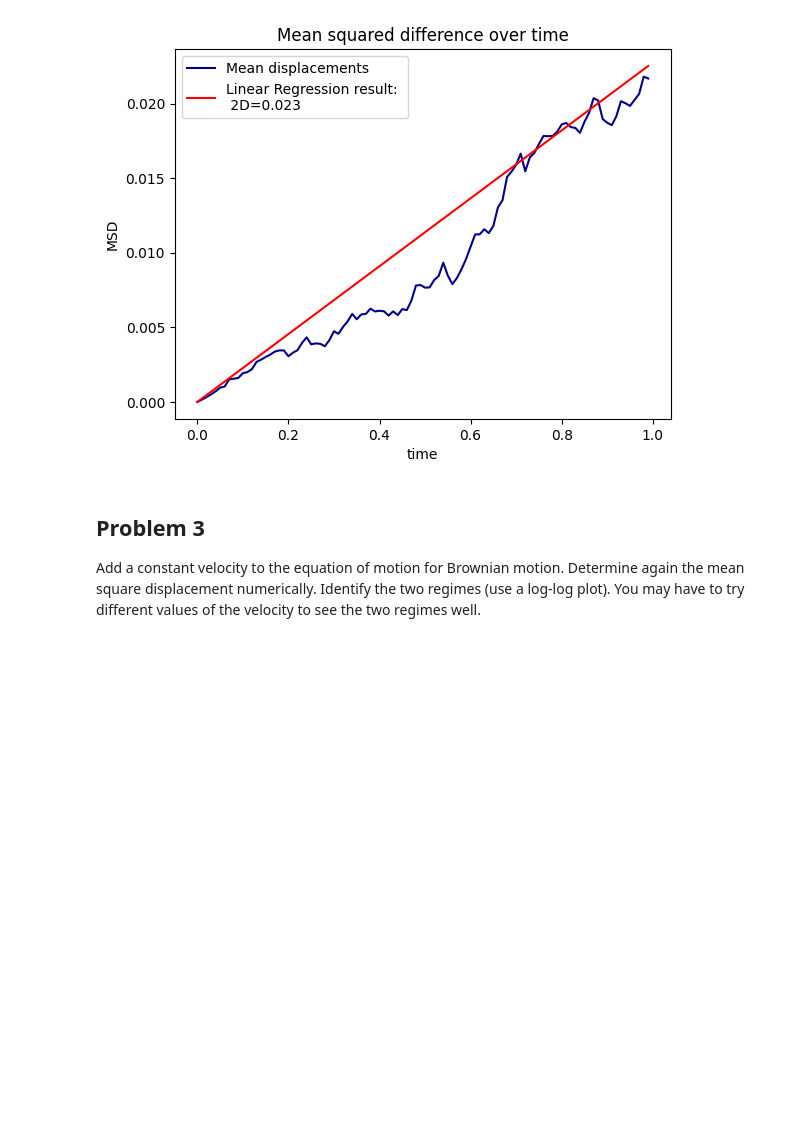
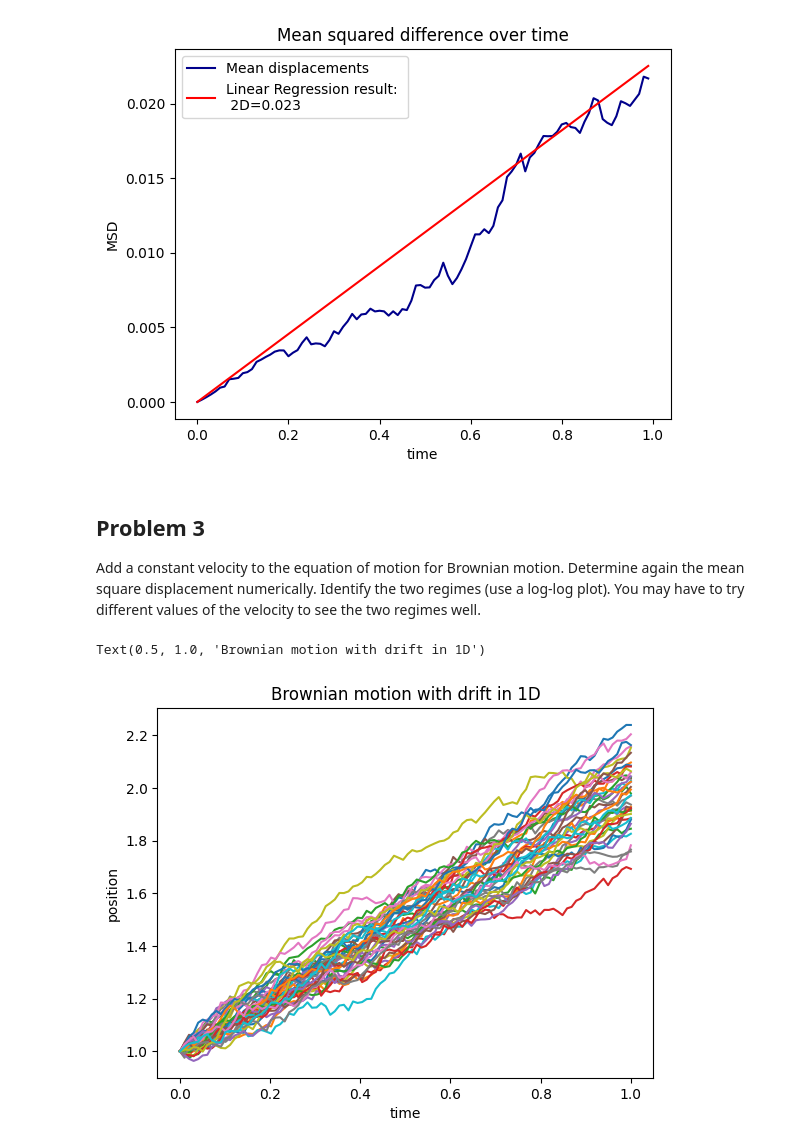
Before and after one commit to corinnawegner/Physics_of_complex_systems, a Jupyter notebook: Assignment 6/Assignment_6_Corinna_Wegner.ipynb, the cells around one changed output. Cells and saved outputs as stored; diff of their text form; code cells hidden in the pictures; blank space fills up the shorter version.

```diff
--- a/Assignment 6/Assignment_6_Corinna_Wegner.ipynb
+++ b/Assignment 6/Assignment_6_Corinna_Wegner.ipynb
@@ -137,3 +137,16 @@ plot_msd(0.01*np.array(list(mean_displacements_2.keys())), list(mean_displacemen
 Add a constant velocity to the equation of motion for Brownian motion. Determine again the mean square
 displacement numerically. Identify the two regimes (use a log-log plot). You may have to try different values of
 the velocity to see the two regimes well.
+# %%
+def f_drift(t,y):
+    return 1
+
+y = eulermaruyama(t, y0, dt, f_drift, G)
+# %%
+plt.plot(t, y)
+plt.xlabel("time")
+plt.ylabel("position")
+plt.title("Brownian motion with drift in 1D")
+# %% [output]
+Text(0.5, 1.0, 'Brownian motion with drift in 1D')
+[figure, added]
```
Also changed, not shown: parts of 6 cells of this notebook.
